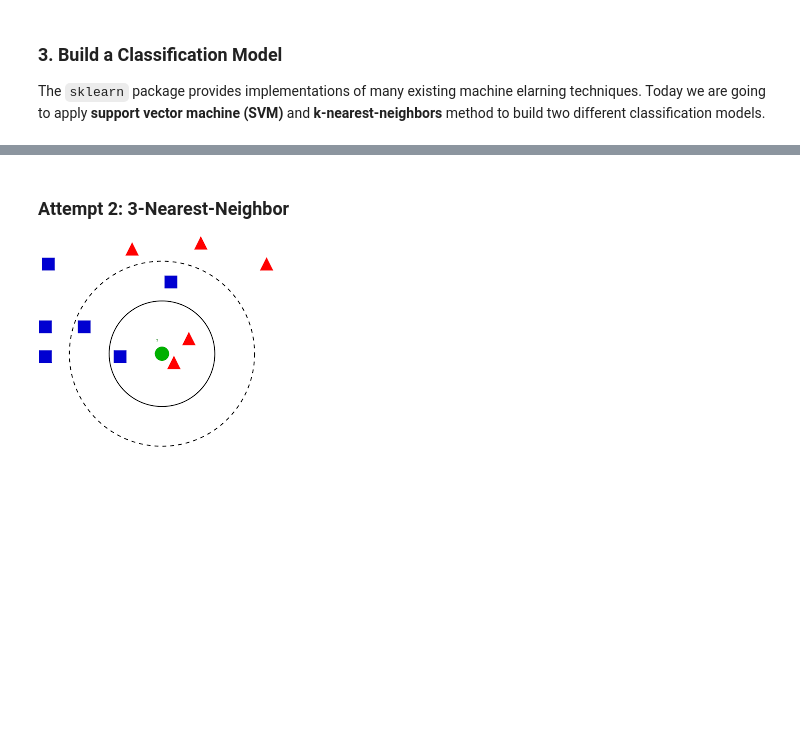
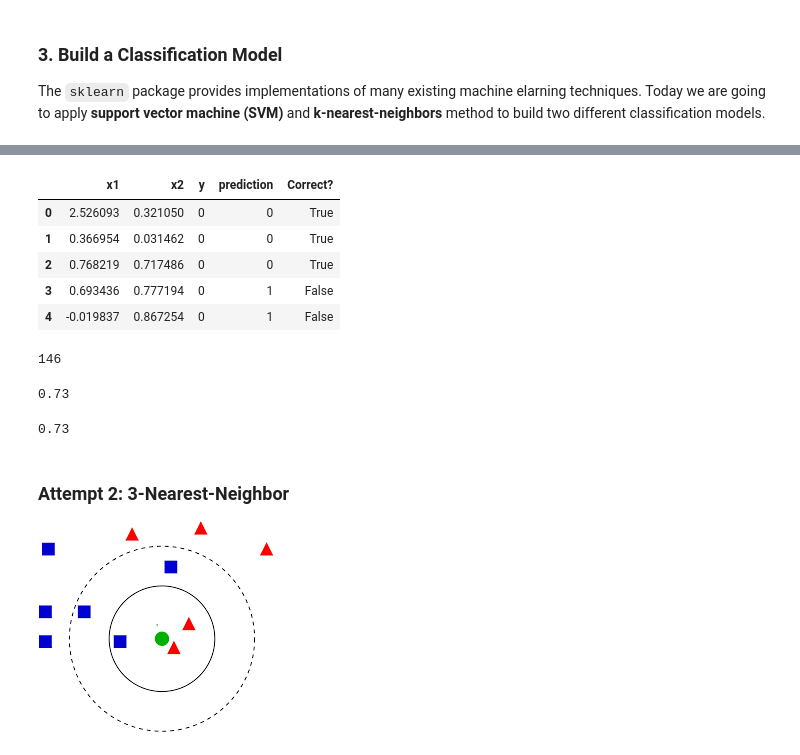
Before and after one commit to ch00226855/CMP414765Spring2022, a Jupyter notebook: Week03_Classification.ipynb, the cells around one changed output, grey strips where cells are left out. Drawn from its saved outputs; the diff is of its cells as text; code cells hidden in the pictures; blank space fills up the shorter version.

```diff
--- a/Week03_Classification.ipynb
+++ b/Week03_Classification.ipynb
@@ -128,0 +241,7 @@ plt.plot(red_pts['x1'], red_pts['x2'], 'r^', label='y = 1')
+# %%
+# accuracy = number of correct predictions / 200
+# I need to know the true label of these 200 points,
+# and the predicted label of these 200 points
+
+raw_data["prediction"] = model_svm.predict(raw_data[['x1', 'x2']])
+raw_data.head()
@@ -129,3 +255,31 @@ plt.plot(red_pts['x1'], red_pts['x2'], 'r^', label='y = 1')
+# %%
+# I want to create a new column called "Correct?", on each row its value
+# is True if y = prediction, and False if y != prediction.
+raw_data['Correct?'] = (raw_data['y'] == raw_data['prediction'])
+raw_data.head()
+# %% [output]
+|  | x1 | x2 | y | prediction | Correct? |
+| 0 | 2.526093 | 0.321050 | 0 | 0 | True |
+| 1 | 0.366954 | 0.031462 | 0 | 0 | True |
+| 2 | 0.768219 | 0.717486 | 0 | 0 | True |
+| 3 | 0.693436 | 0.777194 | 0 | 1 | False |
+| 4 | -0.019837 | 0.867254 | 0 | 1 | False |
+# %%
+num_correct = raw_data['Correct?'].sum()
+print(num_correct)
+# %% [output]
+146
+# %%
+accuracy = num_correct / len(raw_data)
+print(accuracy)
+# %% [output]
+0.73
+# %%
+from sklearn.metrics import accuracy_score
+accuracy = accuracy_score(raw_data['y'], raw_data['prediction'])
+print(accuracy)
+# %% [output]
+0.73
 # %%
 # Split the data set into training set (80%) and test set (20%),
 # and build a SVM model on the new training set
```
Also changed, not shown: parts of 24 cells of this notebook.
